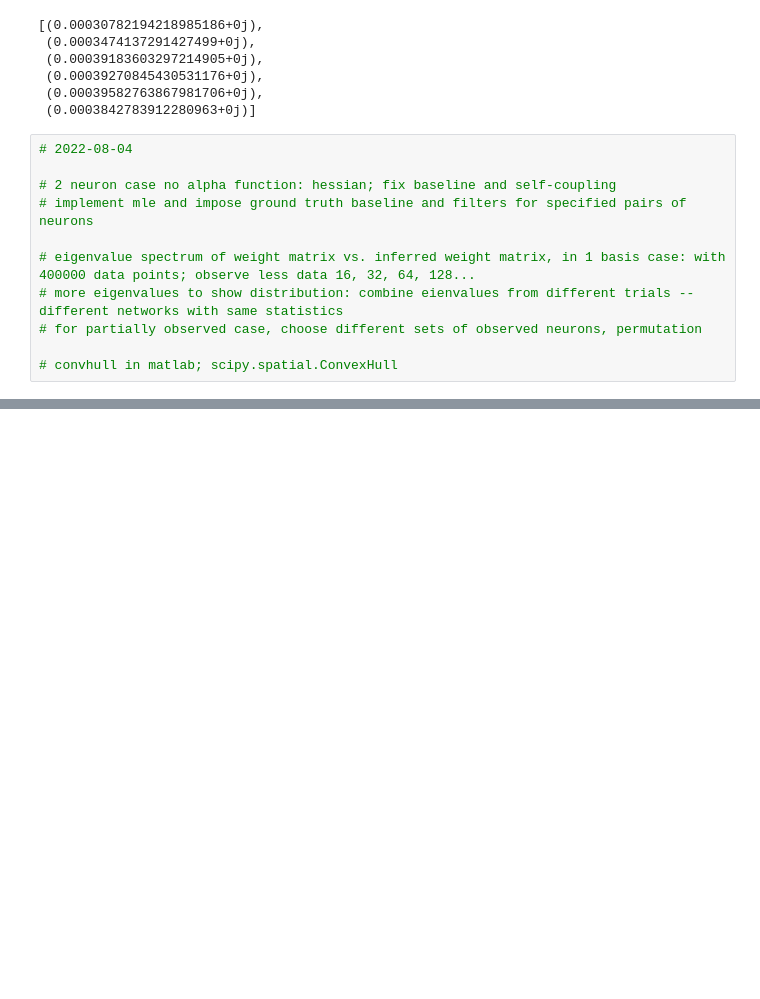
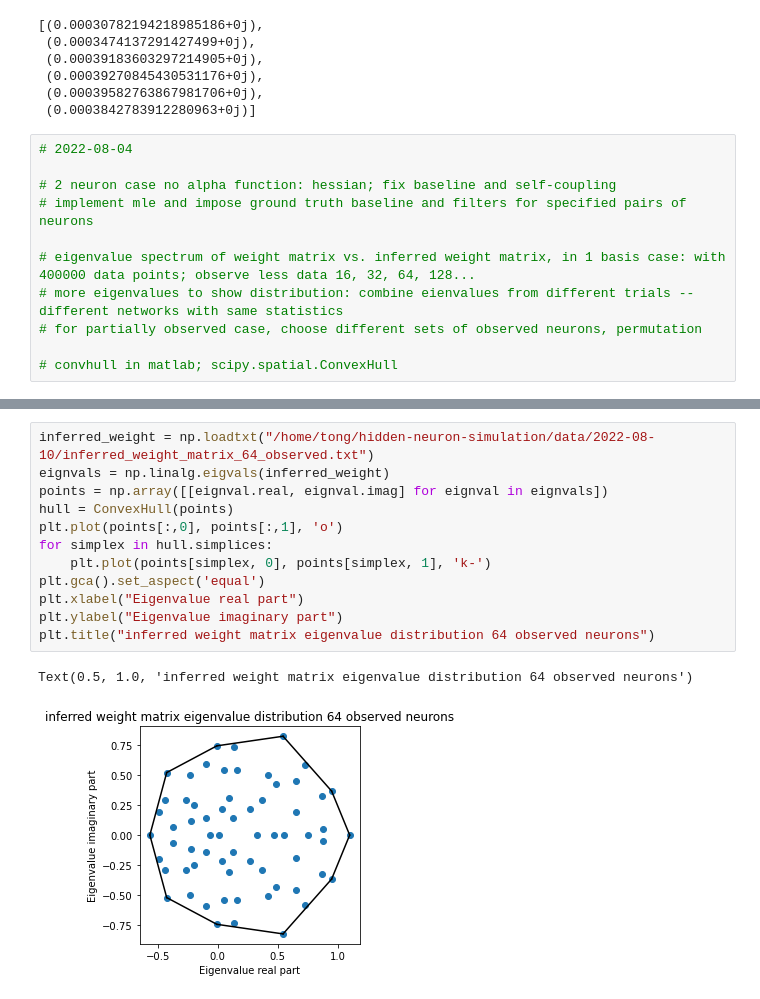
Before and after one commit to tongliang11/hidden-neuron-simulation, a Jupyter notebook: src/figures.ipynb, the cells around one changed output, grey strips where cells are left out. Saved outputs shown, nothing was run; the diff lists cells and outputs as text; blank space fills up the shorter version.

```diff
--- a/src/figures.ipynb
+++ b/src/figures.ipynb
@@ -674,0 +662,15 @@ array([101.64159499, 100.21185629])
+# %%
+inferred_weight = np.loadtxt("/home/tong/hidden-neuron-simulation/data/2022-08-10/inferred_weight_matrix_64_observed.txt")
+eignvals = np.linalg.eigvals(inferred_weight)
+points = np.array([[eignval.real, eignval.imag] for eignval in eignvals])
+hull = ConvexHull(points)
+plt.plot(points[:,0], points[:,1], 'o')
+for simplex in hull.simplices:
+    plt.plot(points[simplex, 0], points[simplex, 1], 'k-')
+plt.gca().set_aspect('equal')
+plt.xlabel("Eigenvalue real part")
+plt.ylabel("Eigenvalue imaginary part")
+plt.title("inferred weight matrix eigenvalue distribution 64 observed neurons")
+# %% [output]
+Text(0.5, 1.0, 'inferred weight matrix eigenvalue distribution 64 observed neurons')
+[figure, added]
```
Also changed, not shown: parts of 9 cells of this notebook, 3 other files.
